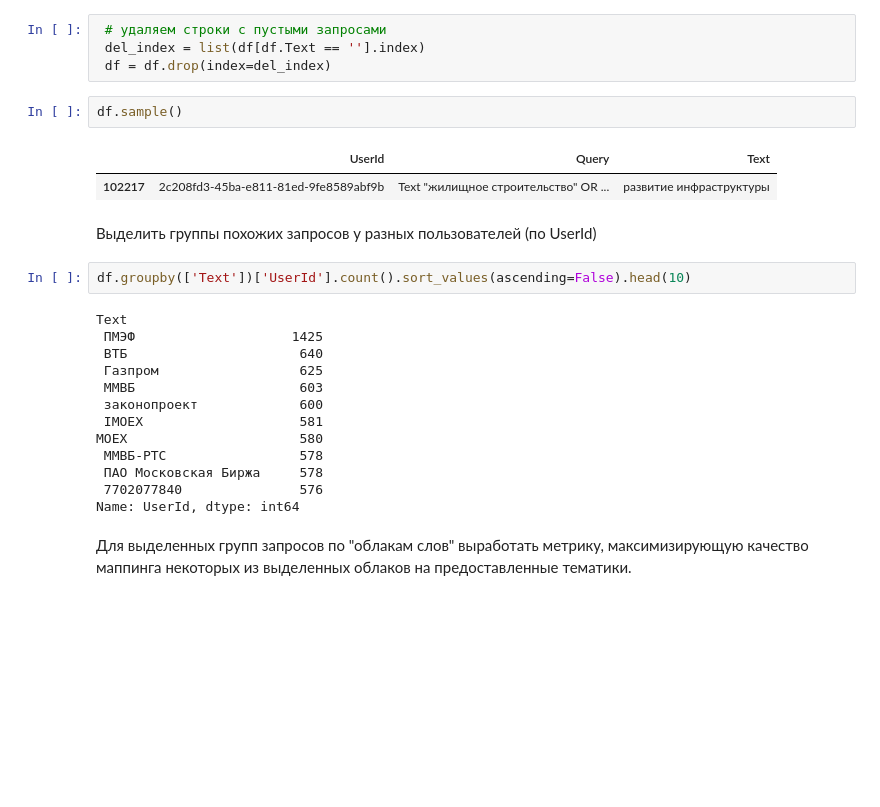
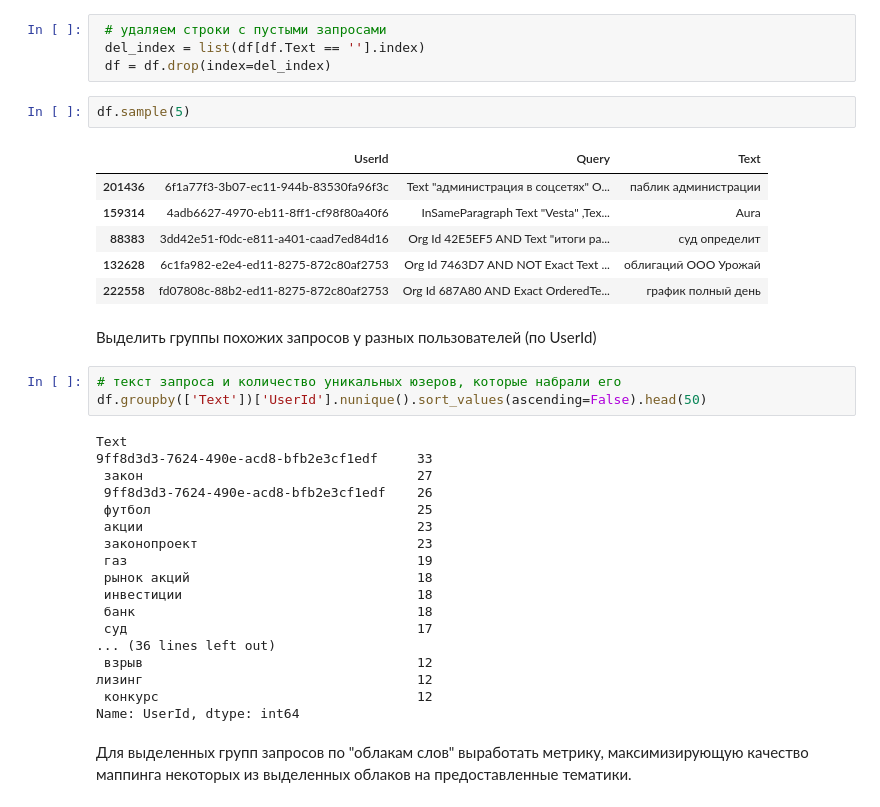
Before and after one commit to dladzina/SCAN_project, a Jupyter notebook: SCAN_открытие_файла.ipynb, the cells around one changed output. Drawn from its saved outputs; the diff is of its cells as text; blank space fills up the shorter version.

```diff
--- a/SCAN_открытие_файла.ipynb
+++ b/SCAN_открытие_файла.ipynb
@@ -168,26 +172,36 @@ df['Text'] = df['Text'].apply(lambda text: edit_text(text))
  del_index = list(df[df.Text == ''].index)
  df = df.drop(index=del_index)
 # %%
-df.sample()
+df.sample(5)
 # %% [output]
 |  | UserId | Query | Text |
-| 102217 | 2c208fd3-45ba-e811-81ed-9fe8589abf9b | Text "жилищное строительство" OR ... | развитие инфраструктуры |
+| 201436 | 6f1a77f3-3b07-ec11-944b-83530fa96f3c | Text "администрация в соцсетях" O... | паблик администрации |
+| 159314 | 4adb6627-4970-eb11-8ff1-cf98f80a40f6 | InSameParagraph Text "Vesta" ,Tex... | Aura |
+| 88383 | 3dd42e51-f0dc-e811-a401-caad7ed84d16 | Org Id 42E5EF5 AND Text "итоги ра... | суд определит |
+| 132628 | 6c1fa982-e2e4-ed11-8275-872c80af2753 | Org Id 7463D7 AND NOT Exact Text ... | облигаций ООО Урожай |
+| 222558 | fd07808c-88b2-ed11-8275-872c80af2753 | Org Id 687A80 AND Exact OrderedTe... | график полный день |
 # %% [markdown]
 Выделить группы похожих запросов у разных пользователей (по UserId)
 # %%
-df.groupby(['Text'])['UserId'].count().sort_values(ascending=False).head(10)
+# текст запроса и количество уникальных юзеров, которые набрали его
+df.groupby(['Text'])['UserId'].nunique().sort_values(ascending=False).head(50)
 # %% [output]
 Text
- ПМЭФ                    1425
- ВТБ                      640
- Газпром                  625
- ММВБ                     603
- законопроект             600
- IMOEX                    581
-MOEX                      580
- ММВБ-РТС                 578
- ПАО Московская Биржа     578
- 7702077840               576
+9ff8d3d3-7624-490e-acd8-bfb2e3cf1edf     33
+ закон                                   27
+ 9ff8d3d3-7624-490e-acd8-bfb2e3cf1edf    26
+ футбол                                  25
+ акции                                   23
+ законопроект                            23
+ газ                                     19
+ рынок акций                             18
+ инвестиции                              18
+ банк                                    18
+ суд                                     17
+... (36 lines left out)
+ взрыв                                   12
+лизинг                                   12
+ конкурс                                 12
 Name: UserId, dtype: int64
 # %% [markdown]
 Для выделенных групп запросов по "облакам слов" выработать метрику, максимизирующую качество маппинга некоторых из выделенных облаков на предоставленные тематики.
```
Also changed, not shown: parts of 3 cells of this notebook.
